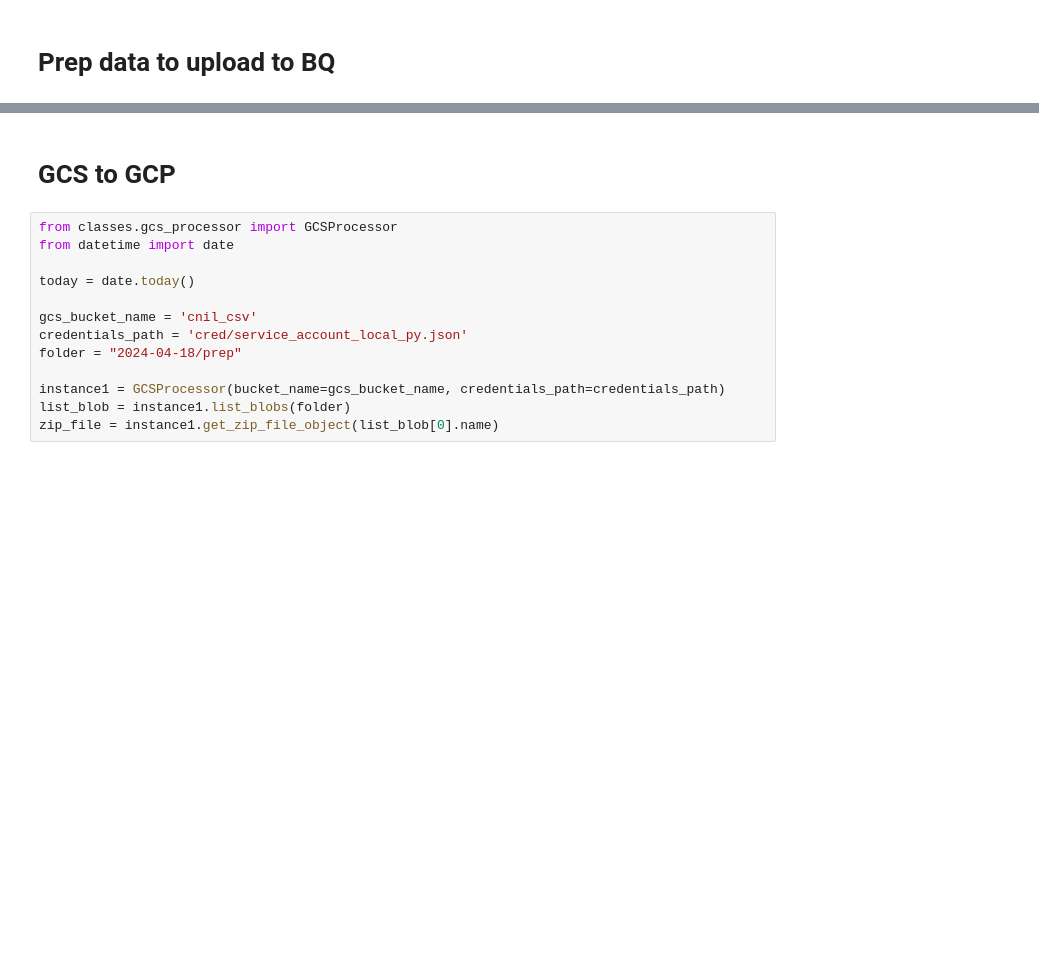
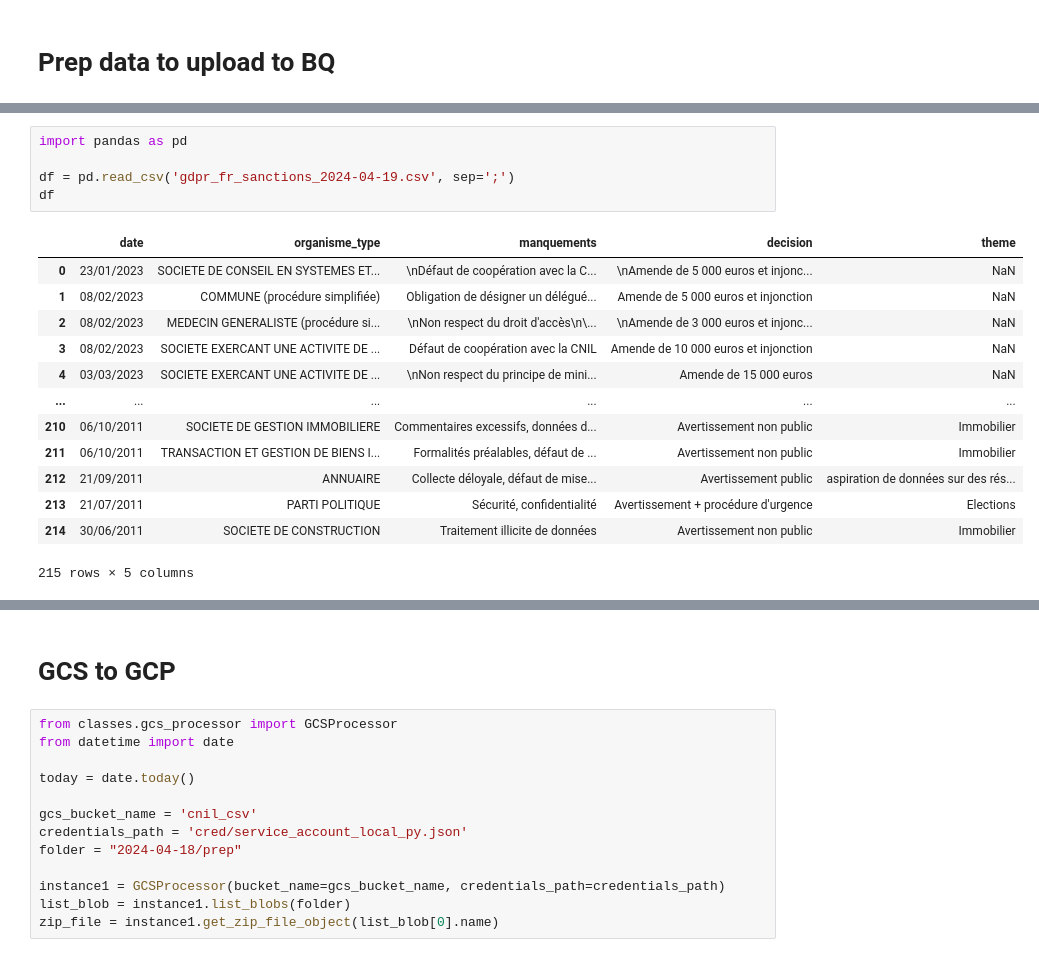
Before and after one commit to Abitben/data_pipelines, a Jupyter notebook: classes_uses_example.ipynb, the cells around one changed output, grey strips where cells are left out. Cells and saved outputs as stored; diff of their text form; blank space fills up the shorter version.

```diff
--- a/classes_uses_example.ipynb
+++ b/classes_uses_example.ipynb
@@ -570,0 +276,19 @@ To access the list of files not processed, use the attribute instance.files_not_
+# %%
+import pandas as pd
+
+df = pd.read_csv('gdpr_fr_sanctions_2024-04-19.csv', sep=';')
+df
+# %% [output]
+|  | date | organisme_type | manquements | decision | theme |
+| 0 | 23/01/2023 | SOCIETE DE CONSEIL EN SYSTEMES ET... | \nDéfaut de coopération avec la C... | \nAmende de 5 000 euros et injonc... | NaN |
+| 1 | 08/02/2023 | COMMUNE (procédure simplifiée) | Obligation de désigner un délégué... | Amende de 5 000 euros et injonction | NaN |
+| 2 | 08/02/2023 | MEDECIN GENERALISTE (procédure si... | \nNon respect du droit d'accès\n\... | \nAmende de 3 000 euros et injonc... | NaN |
+| 3 | 08/02/2023 | SOCIETE EXERCANT UNE ACTIVITE DE ... | Défaut de coopération avec la CNIL | Amende de 10 000 euros et injonction | NaN |
+| 4 | 03/03/2023 | SOCIETE EXERCANT UNE ACTIVITE DE ... | \nNon respect du principe de mini... | Amende de 15 000 euros | NaN |
+| ... | ... | ... | ... | ... | ... |
+| 210 | 06/10/2011 | SOCIETE DE GESTION IMMOBILIERE | Commentaires excessifs, données d... | Avertissement non public | Immobilier |
+| 211 | 06/10/2011 | TRANSACTION ET GESTION DE BIENS I... | Formalités préalables, défaut de ... | Avertissement non public | Immobilier |
+| 212 | 21/09/2011 | ANNUAIRE | Collecte déloyale, défaut de mise... | Avertissement public | aspiration de données sur des rés... |
+| 213 | 21/07/2011 | PARTI POLITIQUE | Sécurité, confidentialité | Avertissement + procédure d'urgence | Elections |
+| 214 | 30/06/2011 | SOCIETE DE CONSTRUCTION | Traitement illicite de données | Avertissement non public | Immobilier |
+215 rows × 5 columns
```
Also changed, not shown: parts of 23 cells of this notebook, 4 other files.
